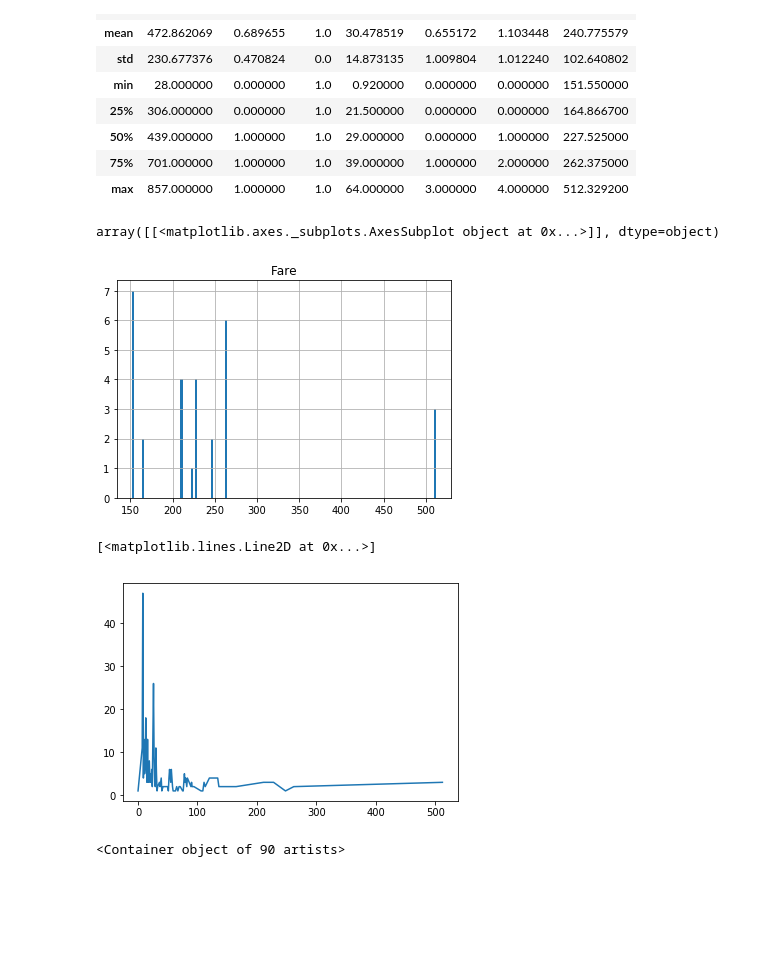
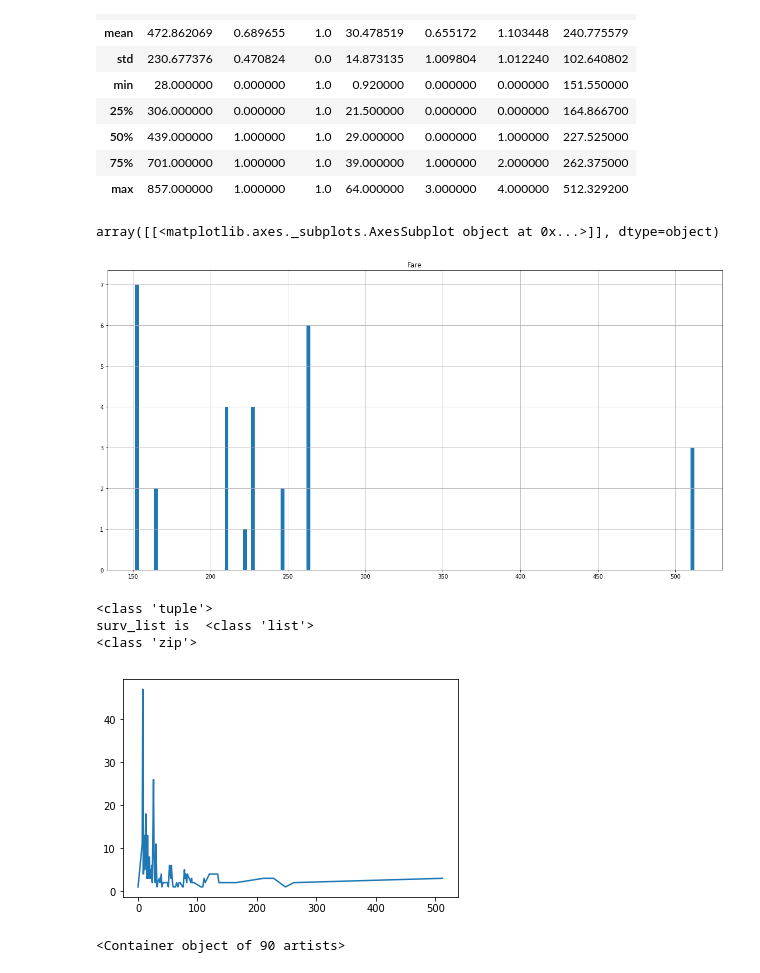
Before and after one commit to JSitter/DS-1-Data-Analysis, a Jupyter notebook: Titanic Story.ipynb, the cells around one changed output. Drawn from its saved outputs; the diff is of its cells as text; code cells hidden in the pictures; blank space fills up the shorter version.

```diff
--- a/Titanic Story.ipynb
+++ b/Titanic Story.ipynb
@@ -86,10 +96,10 @@ t_df[(t_df["Fare"] > 150)].describe()
 | 75% | 701.000000 | 1.000000 | 1.0 | 39.000000 | 1.000000 | 2.000000 | 262.375000 |
 | max | 857.000000 | 1.000000 | 1.0 | 64.000000 | 3.000000 | 4.000000 | 512.329200 |
 # %%
-t_df[(t_df["Fare"] > 150)].hist(column="Fare", bins=150)
+t_df[(t_df["Fare"] > 150)].hist(column="Fare", bins=150,figsize=(20,10))
 # %% [output]
 array([[<matplotlib.axes._subplots.AxesSubplot object at 0x...>]], dtype=object)
-[figure, old version]
+[figure, new version]
 # %%
 #All Fares grouped by dollar
 tot_gp = t_df["Fare"].round(0)
@@ -101,9 +111,15 @@ grp_fare = Counter(survived_fare)
 # %%
 surv_list = sorted(dict(grp_fare).items())
 x,y = zip(*surv_list)
+print(type(x))
 plt.plot(x, y)
+print("surv_list is ", type(surv_list))
+my = zip(*surv_list)
+print(type(my))
 # %% [output]
-[<matplotlib.lines.Line2D at 0x...>]
+<class 'tuple'>
+surv_list is  <class 'list'>
+<class 'zip'>
 [figure]
 # %%
 #Find Survival Rate based on ticket price
```
Also changed, not shown: parts of 11 cells of this notebook.
